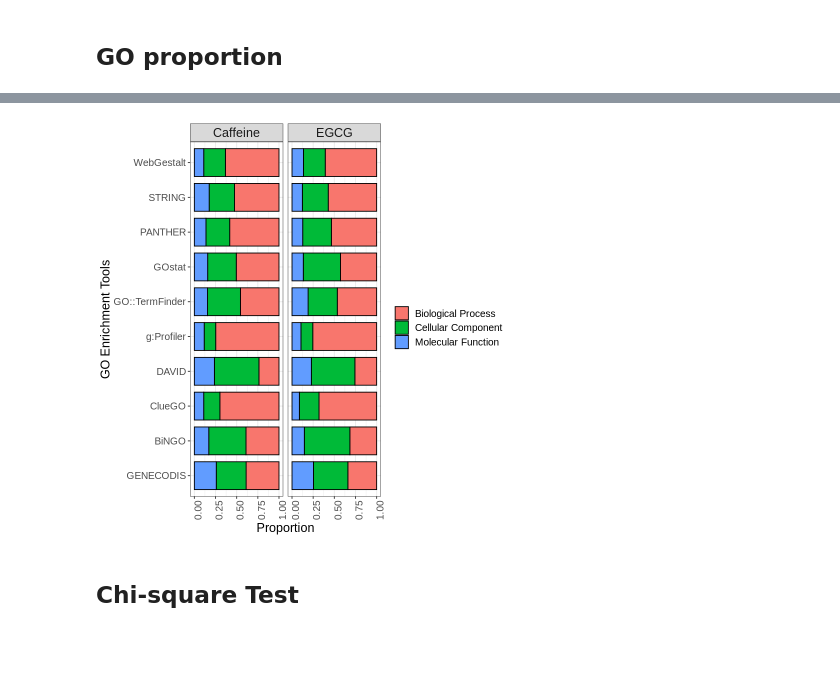
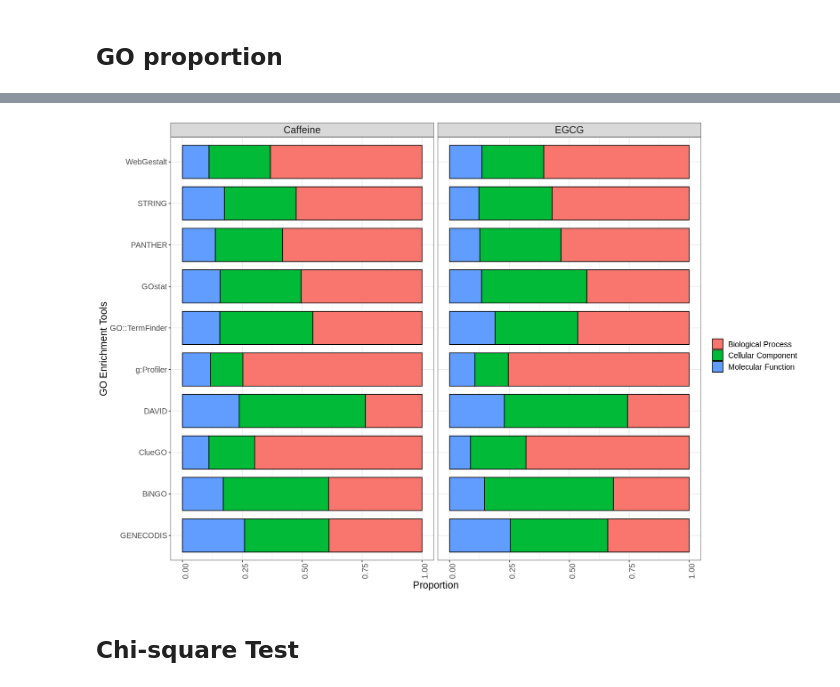
Before and after one commit to kittisaktaoma/GO-tools-comparsion, a Jupyter notebook: GO_tools_Comparison.ipynb, the cells around one changed output, grey strips where cells are left out. Saved outputs shown, nothing was run; the diff lists cells and outputs as text; code cells hidden in the pictures; blank space fills up the shorter version.

```diff
--- a/GO_tools_Comparison.ipynb
+++ b/GO_tools_Comparison.ipynb
@@ -284,17 +275,18 @@ A data.frame: 6 × 4
 # %%
+options(repr.plot.width=15, repr.plot.height=10)
 ggplot(data=chi_4, aes(x=reorder(Database,-value), y=value, fill=variable)) +
   geom_bar(stat="identity",color = "black",width=0.8) +
   theme_bw() + ylab("Proportion") + xlab("GO Enrichment Tools")  + guides(fill=guide_legend(title="")) +
   coord_flip()+
   facet_grid(. ~ Dataset) +
   theme(strip.text.x = element_text(size = 15))+
   theme(text = element_text(size=15),
         axis.text.x = element_text(angle=90, hjust=1)) +
   scale_fill_discrete(name = "", labels = c("Biological Process",
                                             "Cellular Component",
                                             "Molecular Function"))
 # %% [output]
-[figure, old version]
+[figure, new version]
 # %% [markdown]
 ## Chi-square Test
 # %% [markdown]
```
Also changed, not shown: parts of 26 cells of this notebook.
